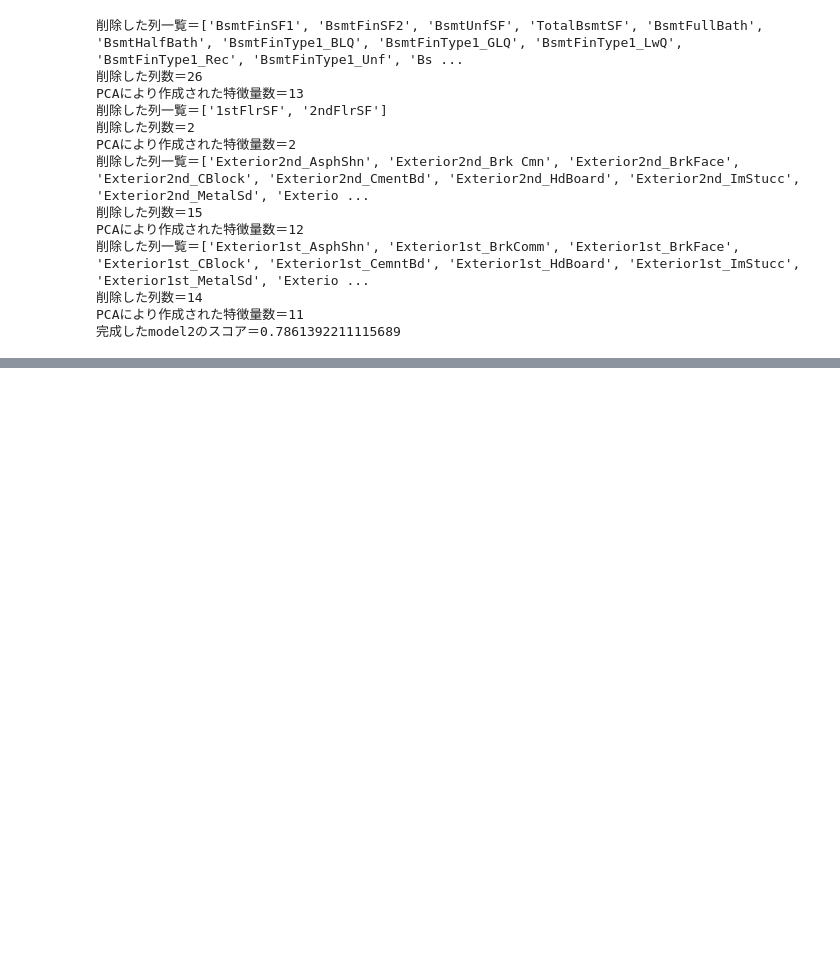
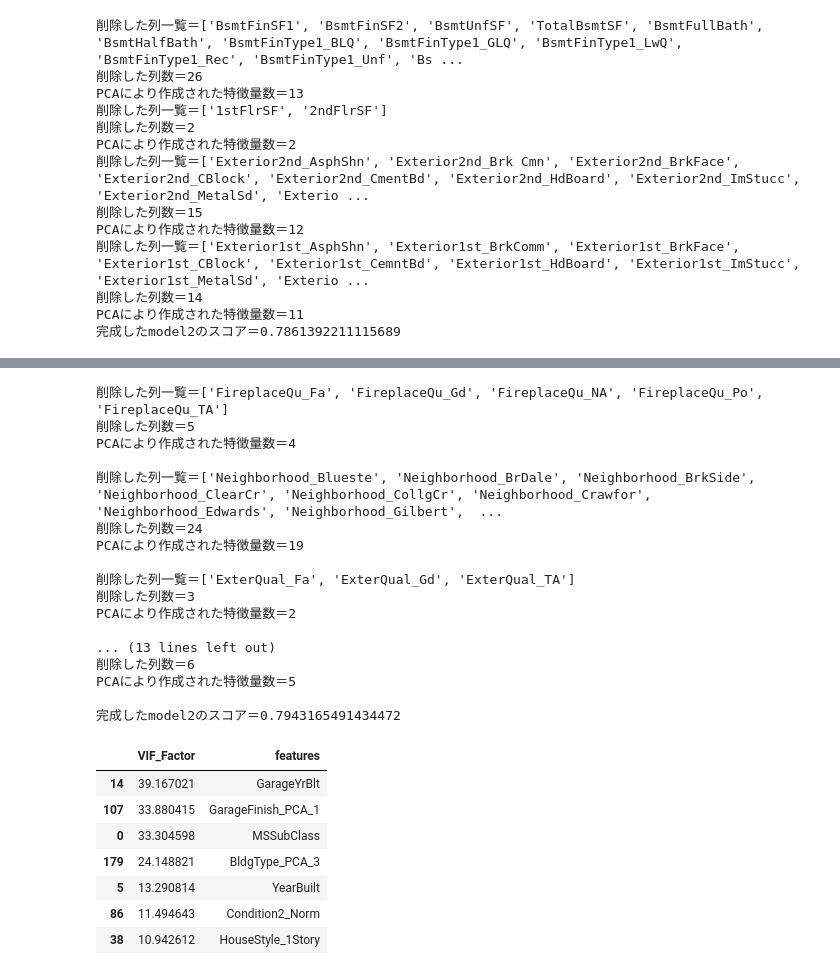
Before and after one commit to Udon-datascience/opendata_analysis, a Jupyter notebook: 4/4_analysis_3.ipynb, the cells around one changed output, grey strips where cells are left out. Cells and saved outputs as stored; diff of their text form; code cells hidden in the pictures; blank space fills up the shorter version.

```diff
--- a/4/4_analysis_3.ipynb
+++ b/4/4_analysis_3.ipynb
@@ -381,0 +384,45 @@ PCAにより作成された特徴量数＝11
+# %%
+#引き続き、sc_x3に対してさらにPCAをかけて改善する
+to_PCA = ['FireplaceQu', 'Neighborhood', 'ExterQual', 'BldgType', 'SaleCondition', 'FireplaceQu', 'SaleType']
+for c in to_PCA:
+    sc_x3 = change_to_PCA(c, sc_x3)
+    print()
+
+#スコアの確認
+model2.fit(sc_x3, df_y)
+result = cross_validate(model2, sc_x3, df_y, cv = kf, scoring = 'r2' , return_train_score = True)
+print(f'完成したmodel2のスコア＝{sum(result['test_score'])/len(result['test_score'])}')
+
+
+#vifを見る
+vif_df = pd.DataFrame()
+vif_df["VIF_Factor"] = [variance_inflation_factor(sc_x3, i) for i in range(sc_x3.shape[1])]
+vif_df["features"]=sc_x3.columns
+df_high_vif = vif_df.loc[vif_df['VIF_Factor'] >= 10]
+display(df_high_vif.sort_values('VIF_Factor', ascending=False))
+# %% [output]
+削除した列一覧＝['FireplaceQu_Fa', 'FireplaceQu_Gd', 'FireplaceQu_NA', 'FireplaceQu_Po', 'FireplaceQu_TA']
+削除した列数＝5
+PCAにより作成された特徴量数＝4
+
+削除した列一覧＝['Neighborhood_Blueste', 'Neighborhood_BrDale', 'Neighborhood_BrkSide', 'Neighborhood_ClearCr', 'Neighborhood_CollgCr', 'Neighborhood_Crawfor', 'Neighborhood_Edwards', 'Neighborhood_Gilbert',  ...
+削除した列数＝24
+PCAにより作成された特徴量数＝19
+
+削除した列一覧＝['ExterQual_Fa', 'ExterQual_Gd', 'ExterQual_TA']
+削除した列数＝3
+PCAにより作成された特徴量数＝2
+
+... (13 lines left out)
+削除した列数＝6
+PCAにより作成された特徴量数＝5
+
+完成したmodel2のスコア＝0.7943165491434472
+|  | VIF_Factor | features |
+| 14 | 39.167021 | GarageYrBlt |
+| 107 | 33.880415 | GarageFinish_PCA_1 |
+| 0 | 33.304598 | MSSubClass |
+| 179 | 24.148821 | BldgType_PCA_3 |
+| 5 | 13.290814 | YearBuilt |
+| 86 | 11.494643 | Condition2_Norm |
+| 38 | 10.942612 | HouseStyle_1Story |
```
Also changed, not shown: parts of 12 cells of this notebook.
